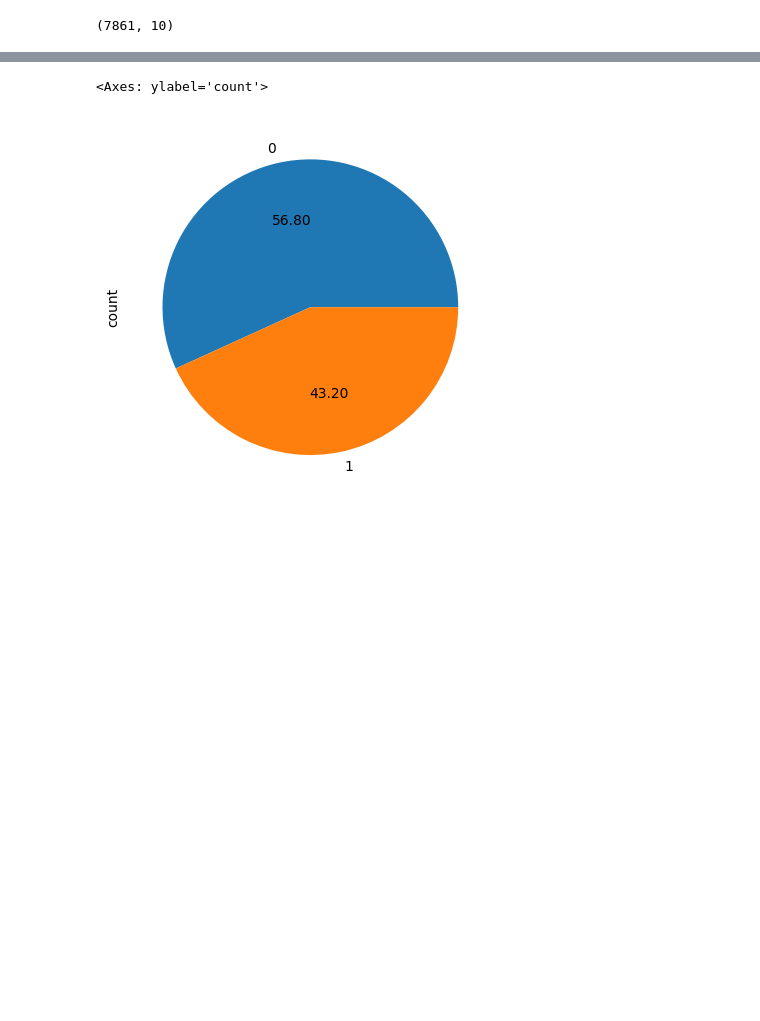
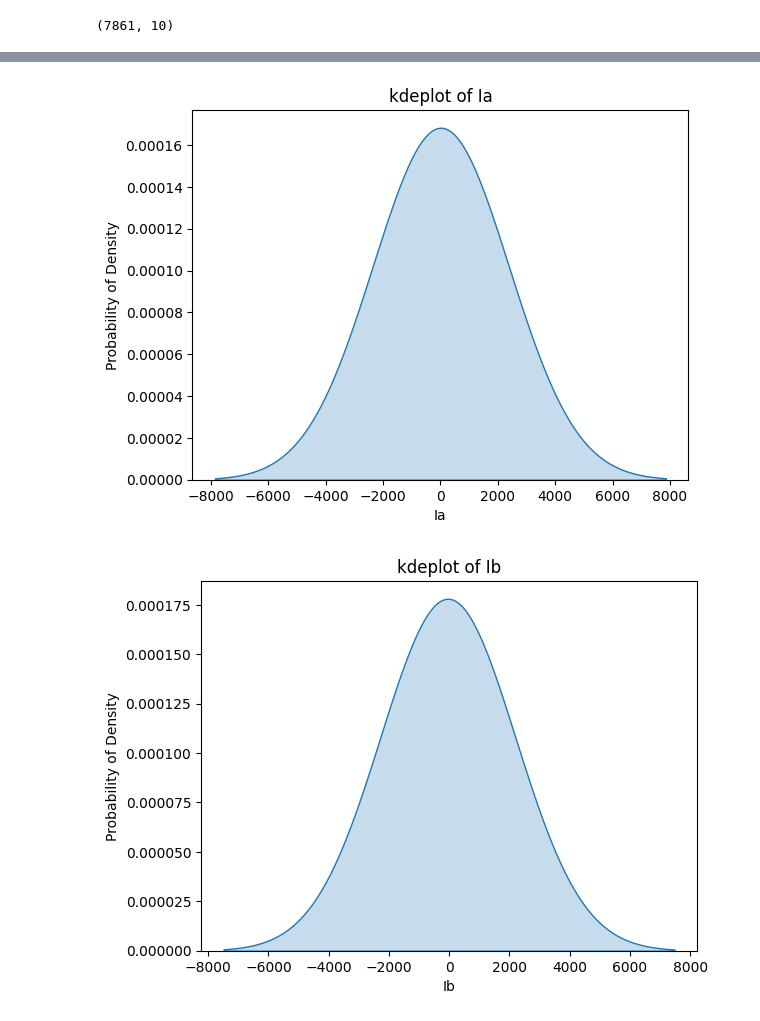
Before and after one commit to Digvijay1000/Electric_fault_prediction_using_ML, a Jupyter notebook: Model_for_Electric_Fault_Prediction.ipynb, the cells around one changed output, grey strips where cells are left out. Saved outputs shown, nothing was run; the diff lists cells and outputs as text; code cells hidden in the pictures; blank space fills up the shorter version.

```diff
--- a/Model_for_Electric_Fault_Prediction.ipynb
+++ b/Model_for_Electric_Fault_Prediction.ipynb
@@ -86,5 +195,13 @@ Text(0.5, 1.0, 'Ground Fault')
-# %%
-df_class['G'].value_counts().plot(kind='pie',autopct='%.2f')
-# %% [output]
-<Axes: ylabel='count'>
-[figure, removed]
+# %%
+for feature in continuous_feature:
+    plt.figure()  # Create a new figure for each boxplot
+    sns.kdeplot(data[feature], fill=True, bw_method=5)
+    plt.title('kdeplot of {}'.format(feature))
+    plt.xlabel(feature)
+    plt.ylabel('Probability of Density')
+
+# Display the kdeplot
+plt.show()
+# %% [output]
+[figure, added]
+[figure, added]
```
Also changed, not shown: parts of 22 cells of this notebook.
